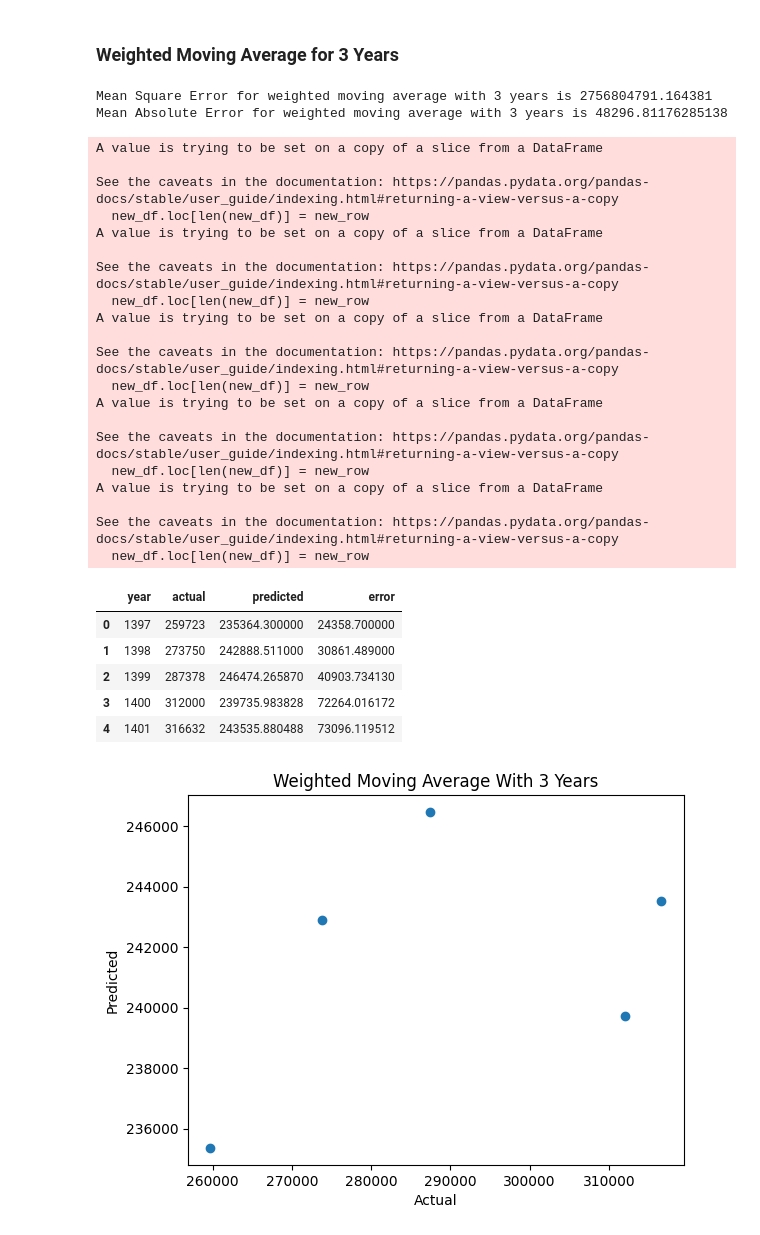
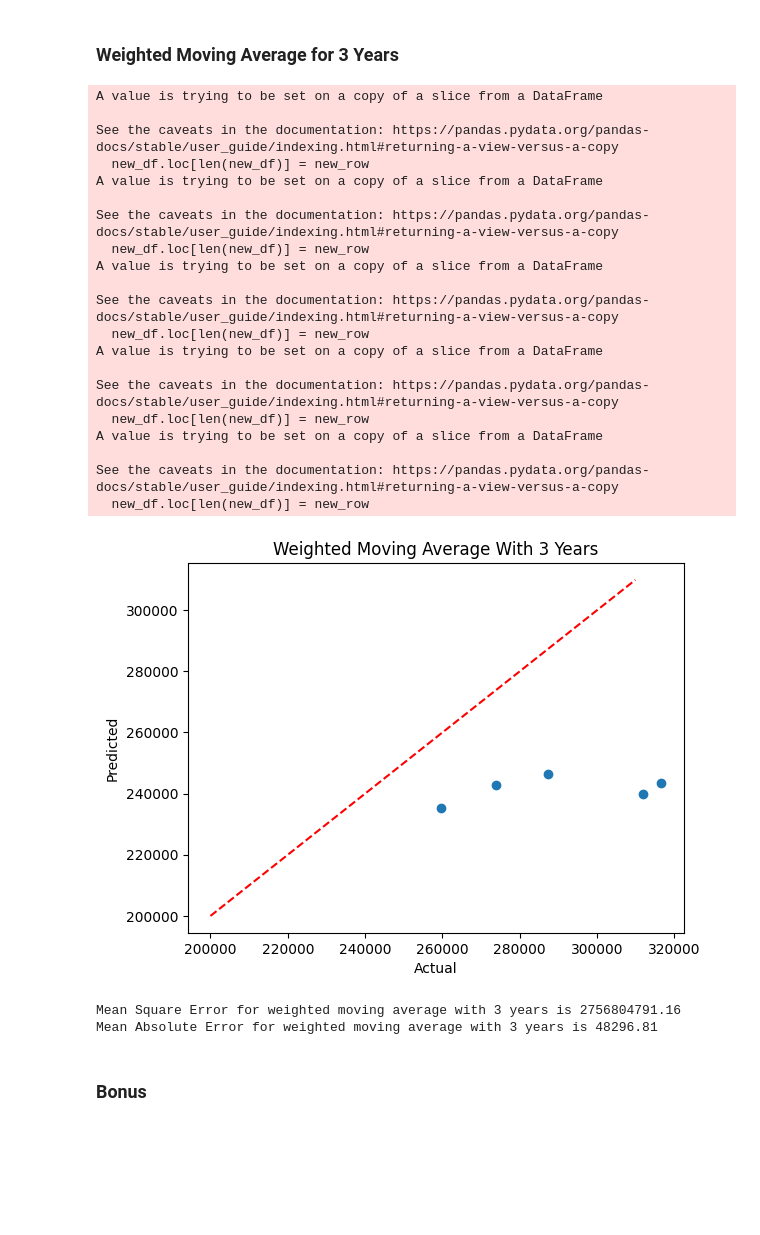
Before and after one commit to NassrinSharifi/Pure-Python, a Jupyter notebook: 00-SUT/Project Management/HW2.ipynb, the cells around one changed output. Cells and saved outputs as stored; diff of their text form; code cells hidden in the pictures; blank space fills up the shorter version.

```diff
--- a/00-SUT/Project Management/HW2.ipynb
+++ b/00-SUT/Project Management/HW2.ipynb
@@ -219,46 +214,44 @@ See the caveats in the documentation: https://pandas.pydata.org/pandas-docs/stab
 # %%
 n=3
 weights=[0.5, 0.33, 0.17]
 weighted = weighted_moving_average(n=n,weights=weights,df=data)
 
 weighted_df = error(Real_data, weighted)
 m=mean_squared_error(weighted_df["actual"],weighted_df["predicted"],squared=True)
 deviation=mean_absolute_deviation(weighted_df)
-print(f"Mean Square Error for weighted moving average with {n} years is {m}")
-print(f"Mean Absolute Error for weighted moving average with {n} years is {deviation}")
+
 #plot:)
 plt.scatter(weighted_df["actual"],weighted_df["predicted"])
+plt.plot(list(range(200000,310000,100)),list(range(200000,310000,100)),color="red",linestyle="dashed")
 plt.ylabel("Predicted")
 plt.xlabel("Actual")
 plt.title(f"Weighted Moving Average With {n} Years")
-weighted_df
+plt.savefig(f"Weighted Moving Average With {n} Years.png")
+plt.show()
+print(f"Mean Square Error for weighted moving average with {n} years is {m:.2f}")
+print(f"Mean Absolute Error for weighted moving average with {n} years is {deviation:.2f}")
+weighted_df.to_excel(f"Weighted Moving Average With {n} Years.xlsx",index=False)
 # %% [output]
-Mean Square Error for weighted moving average with 3 years is 2756804791.164381
-Mean Absolute Error for weighted moving average with 3 years is 48296.81176285138
+A value is trying to be set on a copy of a slice from a DataFrame
+
+See the caveats in the documentation: https://pandas.pydata.org/pandas-docs/stable/user_guide/indexing.html#returning-a-view-versus-a-copy
+  new_df.loc[len(new_df)] = new_row
+A value is trying to be set on a copy of a slice from a DataFrame
+
+See the caveats in the documentation: https://pandas.pydata.org/pandas-docs/stable/user_guide/indexing.html#returning-a-view-versus-a-copy
+  new_df.loc[len(new_df)] = new_row
+A value is trying to be set on a copy of a slice from a DataFrame
+
+See the caveats in the documentation: https://pandas.pydata.org/pandas-docs/stable/user_guide/indexing.html#returning-a-view-versus-a-copy
+  new_df.loc[len(new_df)] = new_row
+A value is trying to be set on a copy of a slice from a DataFrame
+
+See the caveats in the documentation: https://pandas.pydata.org/pandas-docs/stable/user_guide/indexing.html#returning-a-view-versus-a-copy
+  new_df.loc[len(new_df)] = new_row
+A value is trying to be set on a copy of a slice from a DataFrame
+
+See the caveats in the documentation: https://pandas.pydata.org/pandas-docs/stable/user_guide/indexing.html#returning-a-view-versus-a-copy
+  new_df.loc[len(new_df)] = new_row
+[figure, new version]
-A value is trying to be set on a copy of a slice from a DataFrame
-
-See the caveats in the documentation: https://pandas.pydata.org/pandas-docs/stable/user_guide/indexing.html#returning-a-view-versus-a-copy
-  new_df.loc[len(new_df)] = new_row
-A value is trying to be set on a copy of a slice from a DataFrame
-
-See the caveats in the documentation: https://pandas.pydata.org/pandas-docs/stable/user_guide/indexing.html#returning-a-view-versus-a-copy
-  new_df.loc[len(new_df)] = new_row
-A value is trying to be set on a copy of a slice from a DataFrame
-
-See the caveats in the documentation: https://pandas.pydata.org/pandas-docs/stable/user_guide/indexing.html#returning-a-view-versus-a-copy
-  new_df.loc[len(new_df)] = new_row
-A value is trying to be set on a copy of a slice from a DataFrame
-
-See the caveats in the documentation: https://pandas.pydata.org/pandas-docs/stable/user_guide/indexing.html#returning-a-view-versus-a-copy
-  new_df.loc[len(new_df)] = new_row
-A value is trying to be set on a copy of a slice from a DataFrame
-
-See the caveats in the documentation: https://pandas.pydata.org/pandas-docs/stable/user_guide/indexing.html#returning-a-view-versus-a-copy
-  new_df.loc[len(new_df)] = new_row
+Mean Square Error for weighted moving average with 3 years is 2756804791.16
+Mean Absolute Error for weighted moving average with 3 years is 48296.81
-|  | year | actual | predicted | error |
-| 0 | 1397 | 259723 | 235364.300000 | 24358.700000 |
-| 1 | 1398 | 273750 | 242888.511000 | 30861.489000 |
-| 2 | 1399 | 287378 | 246474.265870 | 40903.734130 |
-| 3 | 1400 | 312000 | 239735.983828 | 72264.016172 |
-| 4 | 1401 | 316632 | 243535.880488 | 73096.119512 |
-[figure, old version]
@@ -269,0 +258,2 @@ weight_absolute=48296
+# %% [markdown]
+### Bonus
```
Also changed, not shown: parts of 14 cells of this notebook, 1 other file.
